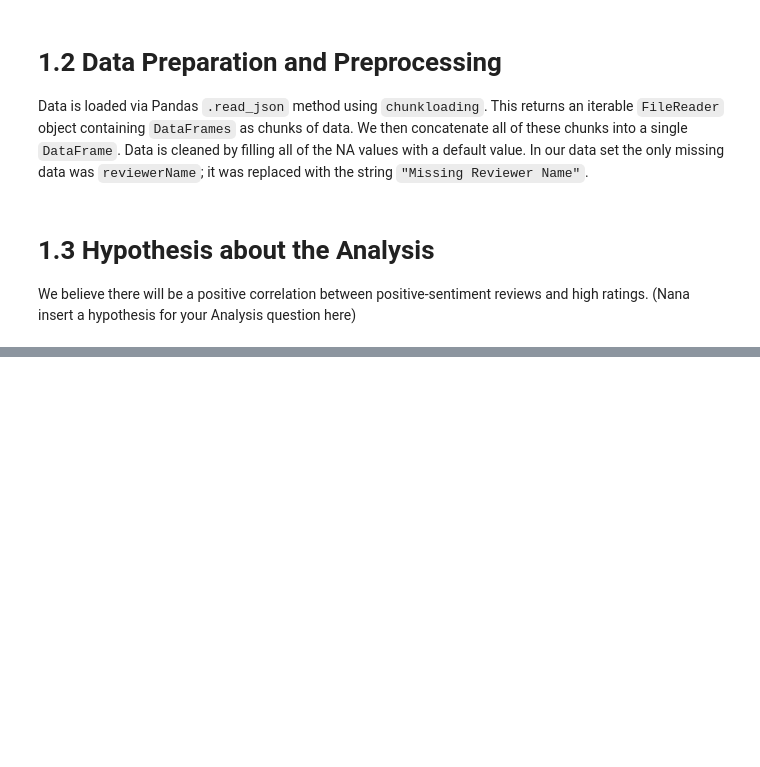
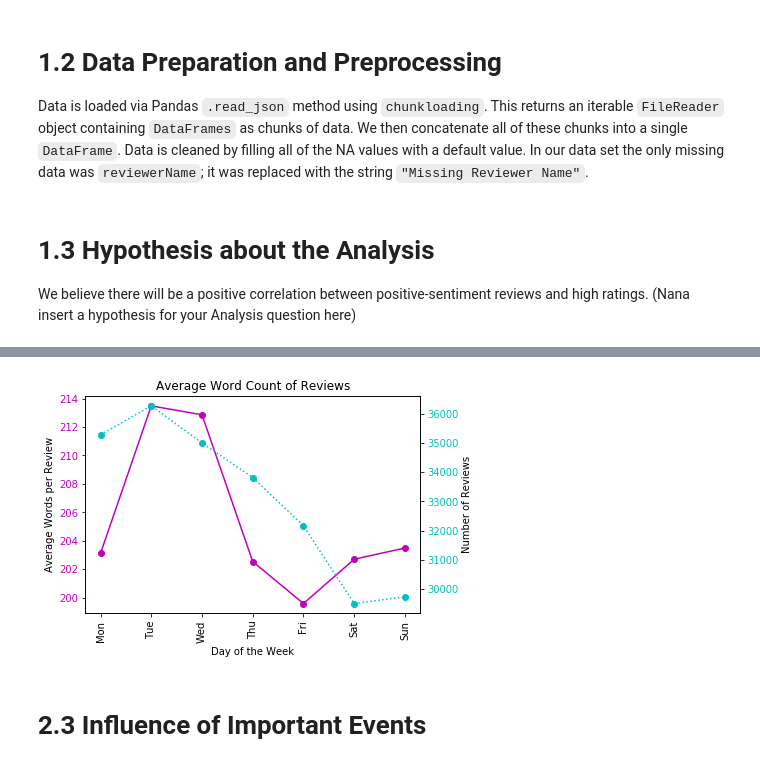
Before and after one commit to SisterN/data_analytics_assignment, a Jupyter notebook: Assignment.ipynb, the cells around one changed output, grey strips where cells are left out. Saved outputs shown, nothing was run; the diff lists cells and outputs as text; code cells hidden in the pictures; blank space fills up the shorter version.

```diff
--- a/Assignment.ipynb
+++ b/Assignment.ipynb
@@ -97,0 +179,27 @@ We believe there will be a positive correlation between positive-sentiment revie
+# %%
+titled_days = ["Mon", "Tue", "Wed", "Thu", "Fri", "Sat", "Sun"]
+
+fig1 = plt.figure()
+ax2 = fig1.add_subplot(111)
+
+plt.title("Average Word Count of Reviews")
+plt.xlabel("Day of the Week")
+plt.xticks(np.arange(1,8), titled_days, rotation='vertical')
+
+ax2.plot(np.arange(1,8), average_reviews_per_day, 'mo-')
+plt.ylabel("Average Words per Review")
+for tl in ax2.get_yticklabels():
+    tl.set_color('m')
+
+ax1 = ax2.twinx()
+plt.plot(np.arange(1,8), count_per_day, 'co:')
+ax1.set_ylabel("Number of Reviews")
+for tl in ax1.get_yticklabels():
+    tl.set_color('c')
+
+plt.savefig('2.png', bbox_inches='tight', dpi = 800)
+plt.show()
+# %% [output]
+[figure, added]
+# %% [markdown]
+# 2.3 Influence of Important Events
```
Also changed, not shown: parts of 14 cells of this notebook, 7 other files.
